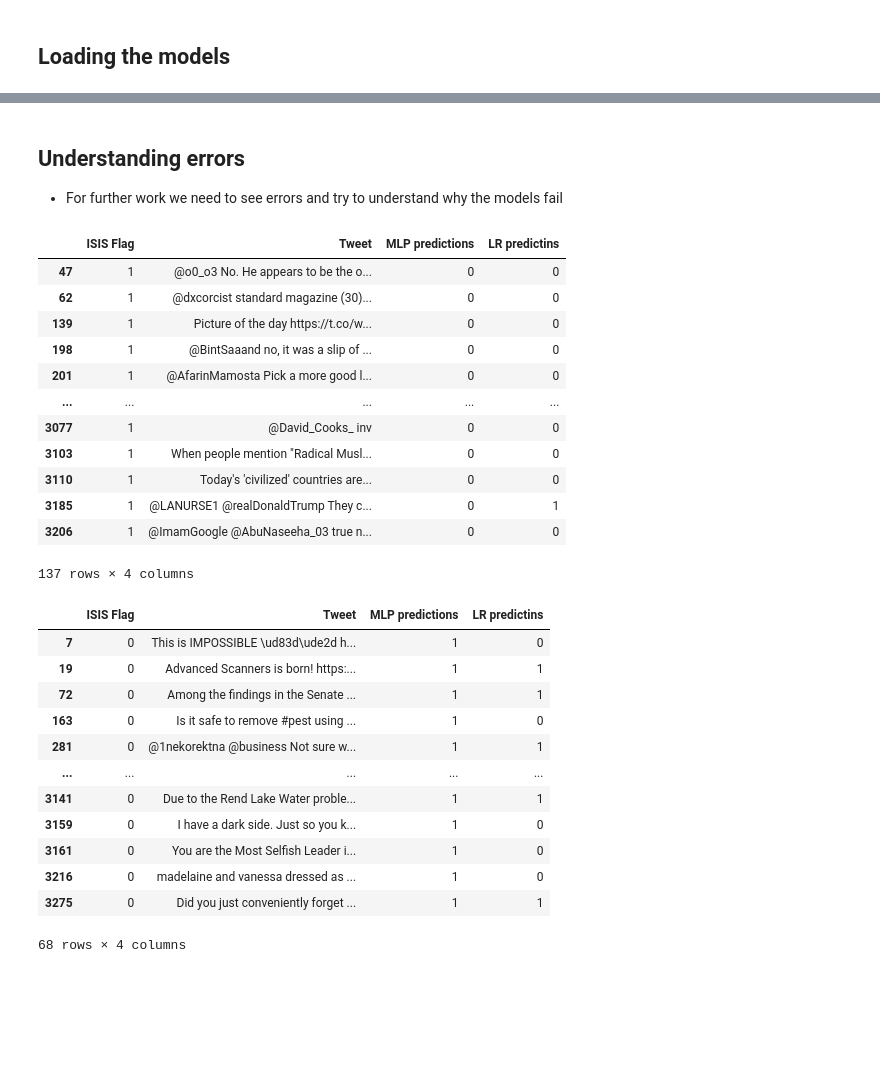
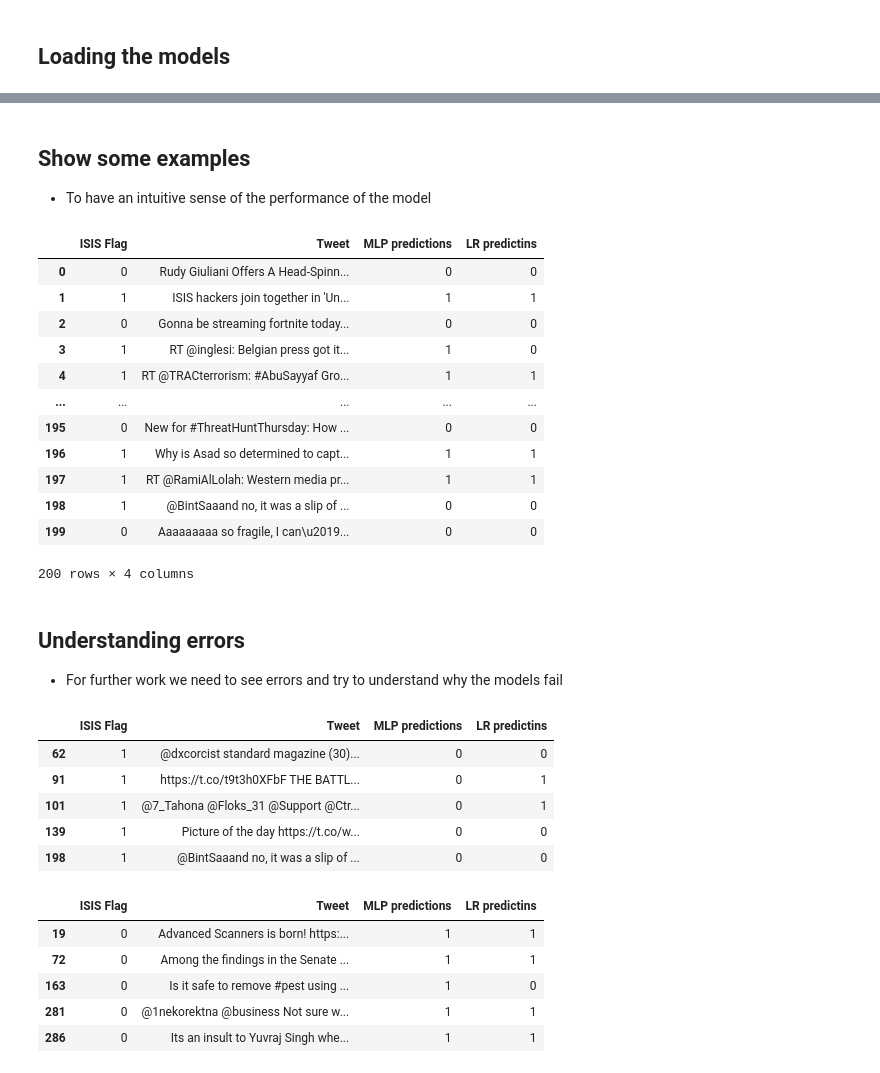
Before and after one commit to benjaminramirezg/nlp_exercise, a Jupyter notebook: notebooks/model_evaluation.ipynb, the cells around one changed output, grey strips where cells are left out. Cells and saved outputs as stored; diff of their text form; code cells hidden in the pictures; blank space fills up the shorter version.

```diff
--- a/notebooks/model_evaluation.ipynb
+++ b/notebooks/model_evaluation.ipynb
@@ -114,39 +112,44 @@ _ = display.ax_.set_title("Precision-Recall curve")
+# %% [markdown]
+## Show some examples
+- To have an intuitive sense of the performance of the model
+# %%
+dataset['MLP predictions'] = mlp_predictions
+dataset['LR predictins'] = lr_predictions
+dataset.head(200)
+# %% [output]
+|  | ISIS Flag | Tweet | MLP predictions | LR predictins |
+| 0 | 0 | Rudy Giuliani Offers A Head-Spinn... | 0 | 0 |
+| 1 | 1 | ISIS hackers join together in 'Un... | 1 | 1 |
+| 2 | 0 | Gonna be streaming fortnite today... | 0 | 0 |
+| 3 | 1 | RT @inglesi: Belgian press got it... | 1 | 0 |
+| 4 | 1 | RT @TRACterrorism: #AbuSayyaf Gro... | 1 | 1 |
+| ... | ... | ... | ... | ... |
+| 195 | 0 | New for #ThreatHuntThursday: How ... | 0 | 0 |
+| 196 | 1 | Why is Asad so determined to capt... | 1 | 1 |
+| 197 | 1 | RT @RamiAlLolah: Western media pr... | 1 | 1 |
+| 198 | 1 | @BintSaaand no, it was a slip of ... | 0 | 0 |
+| 199 | 0 | Aaaaaaaaa so fragile, I can\u2019... | 0 | 0 |
+200 rows × 4 columns
 # %% [markdown]
 ## Understanding errors
 - For further work we need to see errors and try to understand why the models fail
 # %%
-dataset['MLP predictions'] = mlp_predictions
-dataset['LR predictins'] = lr_predictions
 dataset_errors = dataset[(dataset['MLP predictions'] == 0) & (dataset['ISIS Flag'] == 1)]
-dataset_errors.head(200)
+dataset_errors.head()
 # %% [output]
 |  | ISIS Flag | Tweet | MLP predictions | LR predictins |
-| 47 | 1 | @o0_o3 No. He appears to be the o... | 0 | 0 |
 | 62 | 1 | @dxcorcist standard magazine (30)... | 0 | 0 |
+| 91 | 1 | https://t.co/t9t3h0XFbF THE BATTL... | 0 | 1 |
+| 101 | 1 | @7_Tahona @Floks_31 @Support @Ctr... | 0 | 1 |
 | 139 | 1 | Picture of the day https://t.co/w... | 0 | 0 |
 | 198 | 1 | @BintSaaand no, it was a slip of ... | 0 | 0 |
-| 201 | 1 | @AfarinMamosta Pick a more good l... | 0 | 0 |
-| ... | ... | ... | ... | ... |
-| 3077 | 1 | @David_Cooks_ inv | 0 | 0 |
-| 3103 | 1 | When people mention "Radical Musl... | 0 | 0 |
-| 3110 | 1 | Today's 'civilized' countries are... | 0 | 0 |
-| 3185 | 1 | @LANURSE1 @realDonaldTrump They c... | 0 | 1 |
-| 3206 | 1 | @ImamGoogle @AbuNaseeha_03 true n... | 0 | 0 |
-137 rows × 4 columns
 # %%
 dataset_errors = dataset[(dataset['MLP predictions'] == 1) & (dataset['ISIS Flag'] == 0)]
-dataset_errors.head(200)
+dataset_errors.head()
 # %% [output]
 |  | ISIS Flag | Tweet | MLP predictions | LR predictins |
-| 7 | 0 | This is IMPOSSIBLE \ud83d\ude2d h... | 1 | 0 |
 | 19 | 0 | Advanced Scanners is born! https:... | 1 | 1 |
 | 72 | 0 | Among the findings in the Senate ... | 1 | 1 |
 | 163 | 0 | Is it safe to remove #pest using ... | 1 | 0 |
 | 281 | 0 | @1nekorektna @business Not sure w... | 1 | 1 |
-| ... | ... | ... | ... | ... |
-| 3141 | 0 | Due to the Rend Lake Water proble... | 1 | 1 |
-| 3159 | 0 | I have a dark side. Just so you k... | 1 | 0 |
-| 3161 | 0 | You are the Most Selfish Leader i... | 1 | 0 |
-| 3216 | 0 | madelaine and vanessa dressed as ... | 1 | 0 |
-| 3275 | 0 | Did you just conveniently forget ... | 1 | 1 |
+| 286 | 0 | Its an insult to Yuvraj Singh whe... | 1 | 1 |
-68 rows × 4 columns
```
Also changed, not shown: parts of 10 cells of this notebook, 1 other file.
